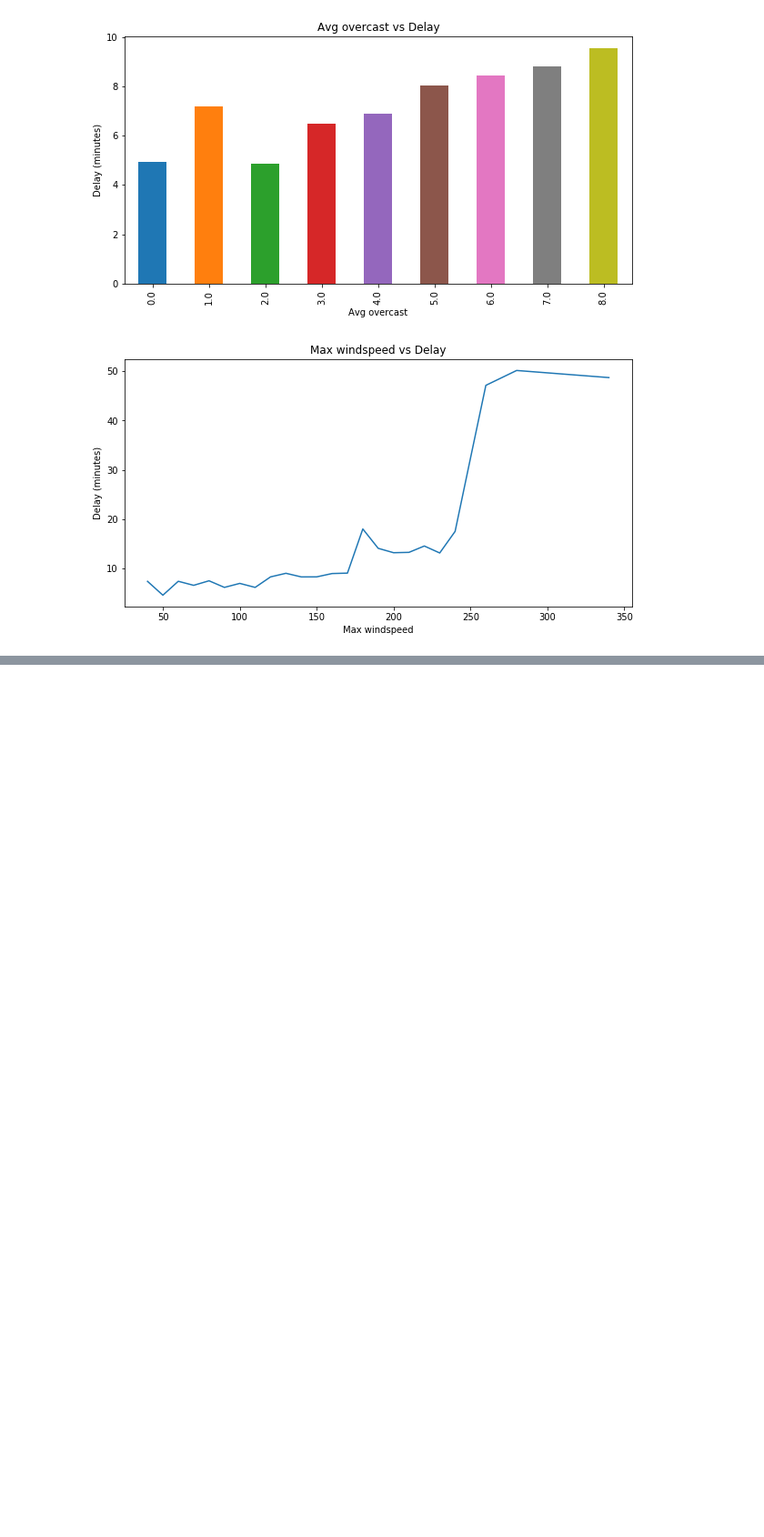
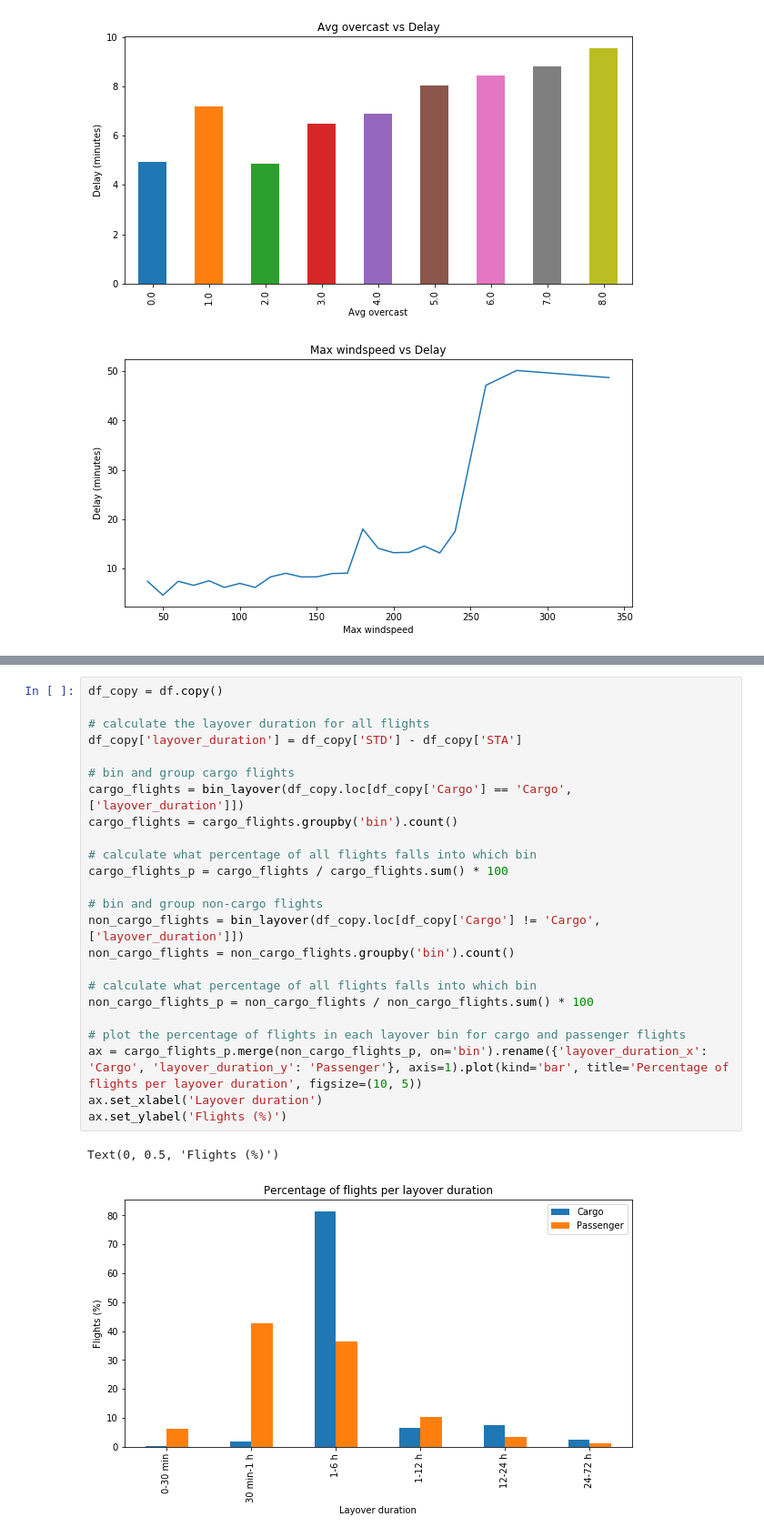
Before and after one commit to KJ-Waller/DW-Project, a Jupyter notebook: Schiphol Stuff.ipynb, the cells around one changed output, grey strips where cells are left out. Shown at 91% size. Drawn from its saved outputs; the diff is of its cells as text; blank space fills up the shorter version.

```diff
--- a/Schiphol Stuff.ipynb
+++ b/Schiphol Stuff.ipynb
@@ -181,0 +271,27 @@ delay = weather_delay_corr(1, 'line')
+# %%
+df_copy = df.copy()
+
+# calculate the layover duration for all flights
+df_copy['layover_duration'] = df_copy['STD'] - df_copy['STA']
+
+# bin and group cargo flights
+cargo_flights = bin_layover(df_copy.loc[df_copy['Cargo'] == 'Cargo', ['layover_duration']])
+cargo_flights = cargo_flights.groupby('bin').count()
+
+# calculate what percentage of all flights falls into which bin
+cargo_flights_p = cargo_flights / cargo_flights.sum() * 100
+
+# bin and group non-cargo flights
+non_cargo_flights = bin_layover(df_copy.loc[df_copy['Cargo'] != 'Cargo', ['layover_duration']])
+non_cargo_flights = non_cargo_flights.groupby('bin').count()
+
+# calculate what percentage of all flights falls into which bin
+non_cargo_flights_p = non_cargo_flights / non_cargo_flights.sum() * 100
+
+# plot the percentage of flights in each layover bin for cargo and passenger flights
+ax = cargo_flights_p.merge(non_cargo_flights_p, on='bin').rename({'layover_duration_x': 'Cargo', 'layover_duration_y': 'Passenger'}, axis=1).plot(kind='bar', title='Percentage of flights per layover duration', figsize=(10, 5))
+ax.set_xlabel('Layover duration')
+ax.set_ylabel('Flights (%)')
+# %% [output]
+Text(0, 0.5, 'Flights (%)')
+[figure, added]
```
Also changed, not shown: parts of 4 cells of this notebook, 1 other file.
